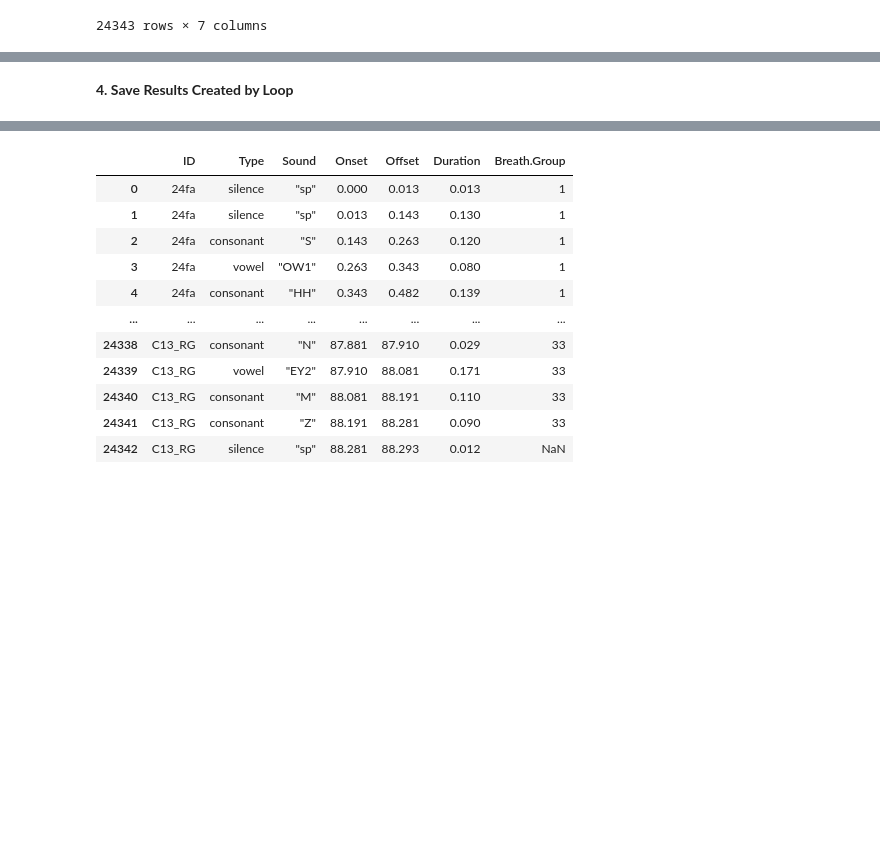
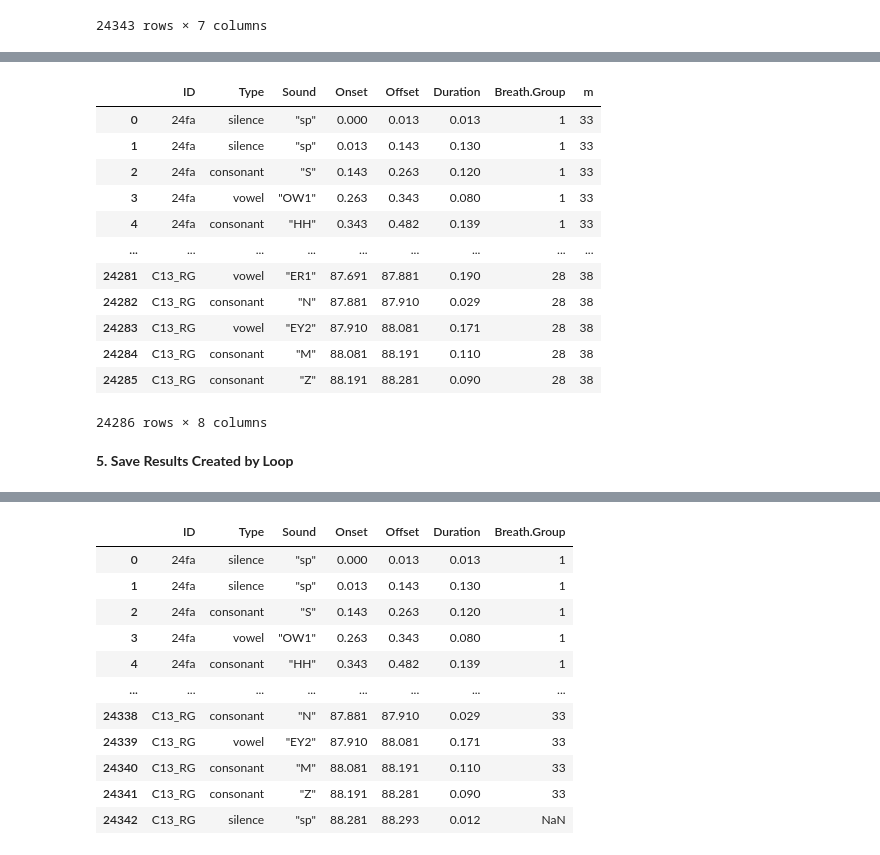
Before and after one commit to Janina712/MLTSA22_JBoecher, a Jupyter notebook: Other/BreathGroup.ipynb, the cells around one changed output, grey strips where cells are left out. Drawn from its saved outputs; the diff is of its cells as text; code cells hidden in the pictures; blank space fills up the shorter version.

```diff
--- a/Other/BreathGroup.ipynb
+++ b/Other/BreathGroup.ipynb
@@ -75,4 +88,28 @@ read_TextGrid_duration
+# %%
+read_TextGrid_duration = read_TextGrid_duration.dropna() # drop NaNs to make it match with m_col
+# %%
+read_TextGrid_duration.index = range(len(read_TextGrid_duration.index)) # reset index
+# %%
+read_TextGrid_duration = pd.concat([read_TextGrid_duration, m_col], axis=1) # concatenate main df with m_col
+# %%
+read_TextGrid_duration.rename(columns = {0:'m'}, inplace = True) # rename new column
+# %%
+read_TextGrid_duration
+# %% [output]
+|  | ID | Type | Sound | Onset | Offset | Duration | Breath.Group | m |
+| 0 | 24fa | silence | "sp" | 0.000 | 0.013 | 0.013 | 1 | 33 |
+| 1 | 24fa | silence | "sp" | 0.013 | 0.143 | 0.130 | 1 | 33 |
+| 2 | 24fa | consonant | "S" | 0.143 | 0.263 | 0.120 | 1 | 33 |
+| 3 | 24fa | vowel | "OW1" | 0.263 | 0.343 | 0.080 | 1 | 33 |
+| 4 | 24fa | consonant | "HH" | 0.343 | 0.482 | 0.139 | 1 | 33 |
+| ... | ... | ... | ... | ... | ... | ... | ... | ... |
+| 24281 | C13_RG | vowel | "ER1" | 87.691 | 87.881 | 0.190 | 28 | 38 |
+| 24282 | C13_RG | consonant | "N" | 87.881 | 87.910 | 0.029 | 28 | 38 |
+| 24283 | C13_RG | vowel | "EY2" | 87.910 | 88.081 | 0.171 | 28 | 38 |
+| 24284 | C13_RG | consonant | "M" | 88.081 | 88.191 | 0.110 | 28 | 38 |
+| 24285 | C13_RG | consonant | "Z" | 88.191 | 88.281 | 0.090 | 28 | 38 |
+24286 rows × 8 columns
 # %% [markdown]
-**4. Save Results Created by Loop**
+**5. Save Results Created by Loop**
 # %%
 %cd /content/gdrive/MyDrive/RhythmAnalysisPipeline/
```
Also changed, not shown: parts of 104 cells of this notebook.
